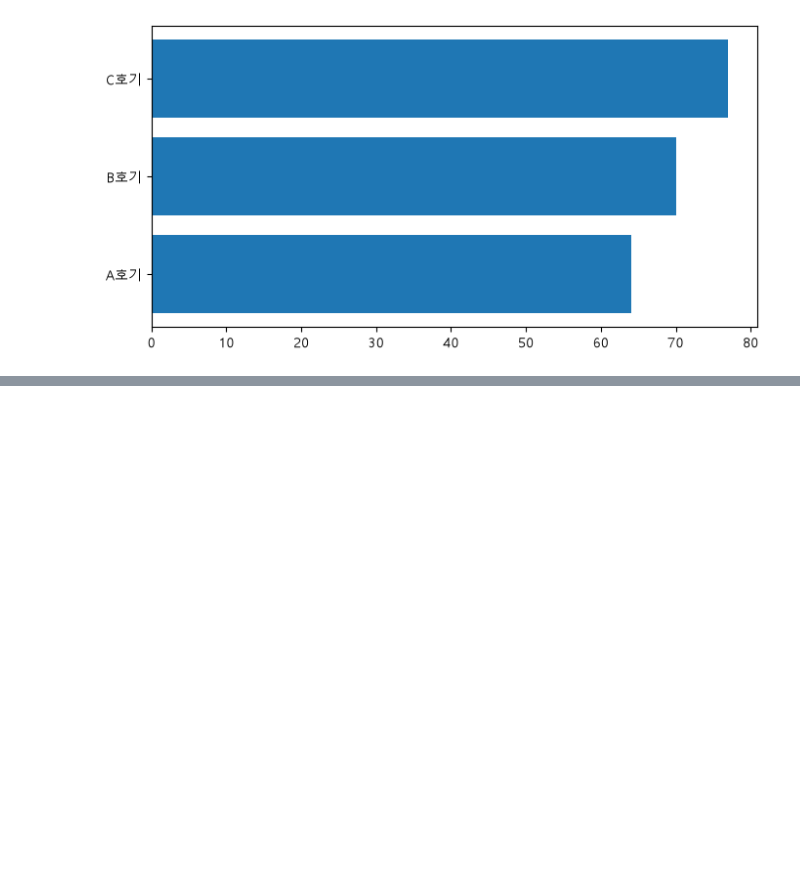
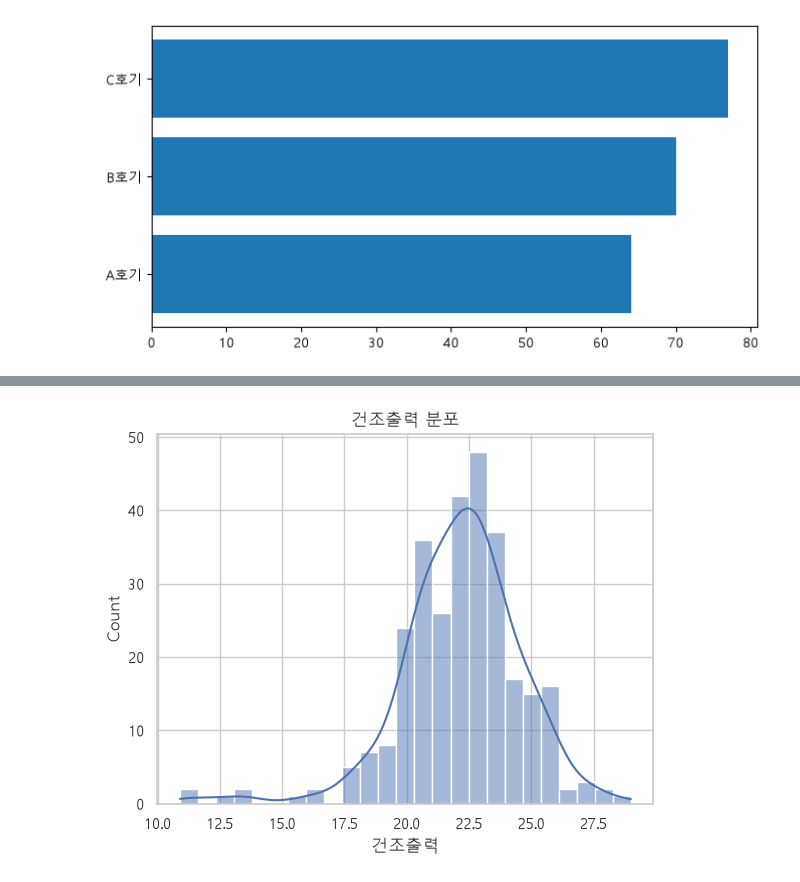
Before and after one commit to show4336-collab/KNA-DataAnalysis-1st, a Jupyter notebook: matplotlib_01.ipynb, the cells around one changed output, grey strips where cells are left out. Saved outputs shown, nothing was run; the diff lists cells and outputs as text; code cells hidden in the pictures; blank space fills up the shorter version.

```diff
--- a/matplotlib_01.ipynb
+++ b/matplotlib_01.ipynb
@@ -67,0 +131,21 @@ plt.show()
+# %%
+# 실습2. bins·kde 조절
+import pandas as pd
+import matplotlib.pyplot as plt
+import seaborn as sns
+
+
+sns.set_theme(style="whitegrid")
+df = pd.read_csv('.venv/18_열처리.csv', encoding='utf-8')
+
+sns.histplot(
+    data = df,
+    x = '건조출력',
+    bins = 25,
+    kde=True
+)
+plt.title('건조출력 분포')
+plt.xlabel('건조출력')
+plt.show()
+# %% [output]
+[figure, added]
```
Also changed, not shown: parts of 22 cells of this notebook.
